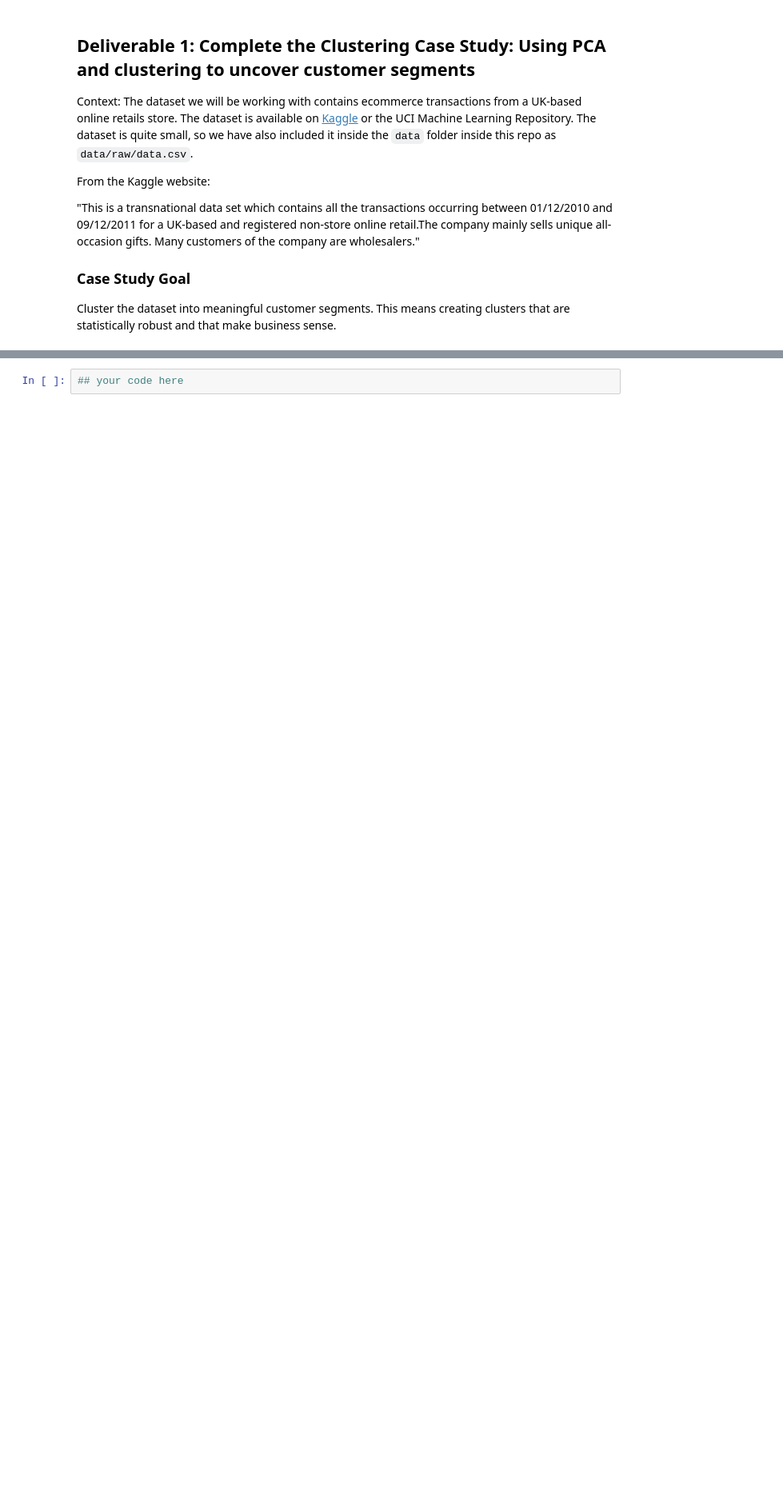
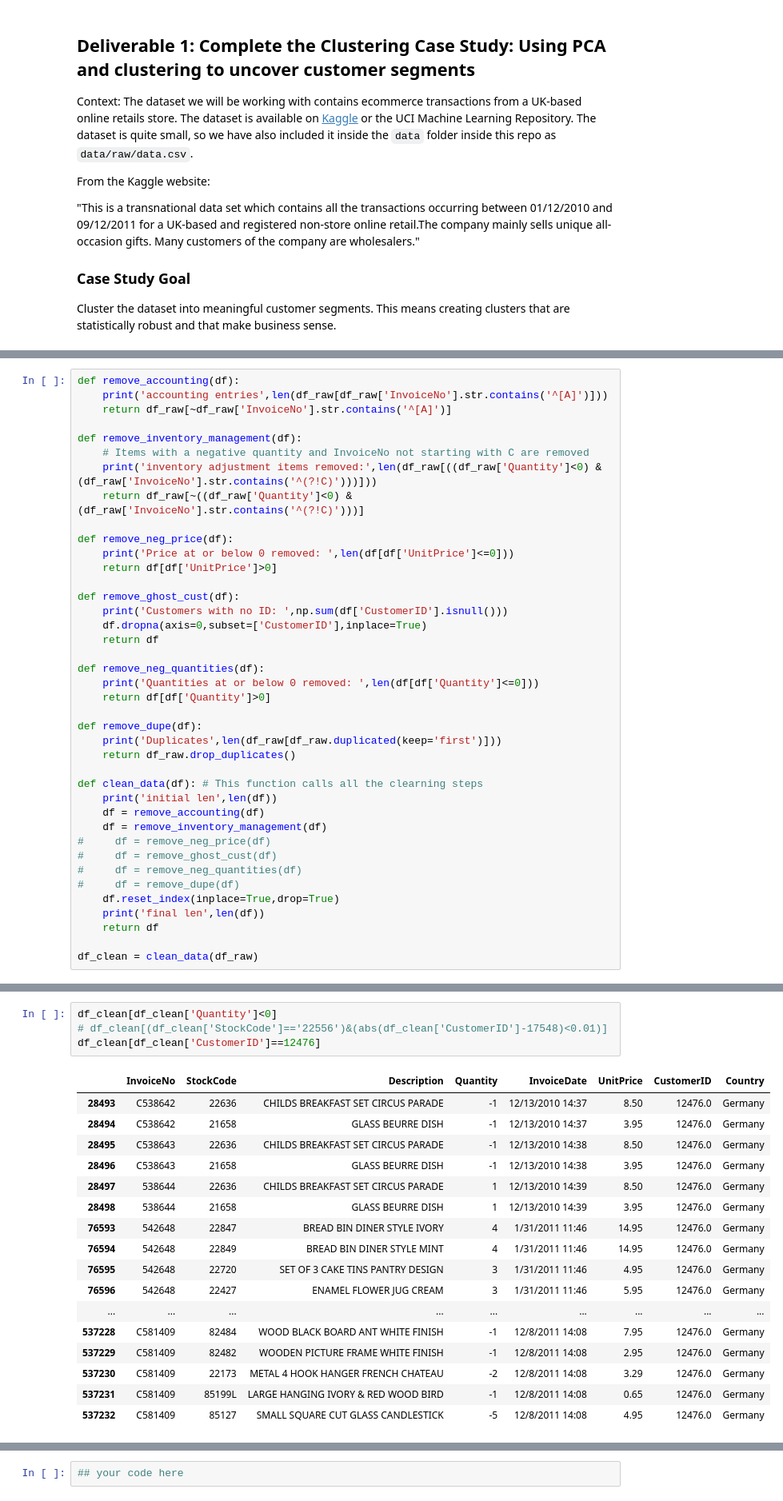
Before and after one commit to nickyeolk/aiap_projects, a Jupyter notebook: aiap-week3/Part 1 Notebook I.ipynb, the cells around one changed output, grey strips where cells are left out. Shown at 80% size. Saved outputs shown, nothing was run; the diff lists cells and outputs as text; blank space fills up the shorter version.

```diff
--- a/aiap-week3/Part 1 Notebook I.ipynb
+++ b/aiap-week3/Part 1 Notebook I.ipynb
@@ -94,0 +89,40 @@ df.sample(10)
+# %%
+def remove_accounting(df):
+    print('accounting entries',len(df_raw[df_raw['InvoiceNo'].str.contains('^[A]')]))
+    return df_raw[~df_raw['InvoiceNo'].str.contains('^[A]')]
+
+def remove_inventory_management(df):
+    # Items with a negative quantity and InvoiceNo not starting with C are removed
+    print('inventory adjustment items removed:',len(df_raw[((df_raw['Quantity']<0) & (df_raw['InvoiceNo'].str.contains('^(?!C)')))]))
+    return df_raw[~((df_raw['Quantity']<0) & (df_raw['InvoiceNo'].str.contains('^(?!C)')))]
+
+def remove_neg_price(df):
+    print('Price at or below 0 removed: ',len(df[df['UnitPrice']<=0]))
+    return df[df['UnitPrice']>0]
+
+def remove_ghost_cust(df):
+    print('Customers with no ID: ',np.sum(df['CustomerID'].isnull()))
+    df.dropna(axis=0,subset=['CustomerID'],inplace=True)
+    return df
+
+def remove_neg_quantities(df):
+    print('Quantities at or below 0 removed: ',len(df[df['Quantity']<=0]))
+    return df[df['Quantity']>0]
+
+def remove_dupe(df):
+    print('Duplicates',len(df_raw[df_raw.duplicated(keep='first')]))
+    return df_raw.drop_duplicates()
+
+def clean_data(df): # This function calls all the clearning steps
+    print('initial len',len(df))
+    df = remove_accounting(df)
+    df = remove_inventory_management(df)
+#     df = remove_neg_price(df)
+#     df = remove_ghost_cust(df)
+#     df = remove_neg_quantities(df)
+#     df = remove_dupe(df)
+    df.reset_index(inplace=True,drop=True)
+    print('final len',len(df))
+    return df
+
+df_clean = clean_data(df_raw)
@@ -94,0 +134,22 @@ df.sample(10)
+# %%
+df_clean[df_clean['Quantity']<0]
+# df_clean[(df_clean['StockCode']=='22556')&(abs(df_clean['CustomerID']-17548)<0.01)]
+df_clean[df_clean['CustomerID']==12476]
+# %% [output]
+|  | InvoiceNo | StockCode | Description | Quantity | InvoiceDate | UnitPrice | CustomerID | Country |
+| 28493 | C538642 | 22636 | CHILDS BREAKFAST SET CIRCUS PARADE | -1 | 12/13/2010 14:37 | 8.50 | 12476.0 | Germany |
+| 28494 | C538642 | 21658 | GLASS BEURRE DISH | -1 | 12/13/2010 14:37 | 3.95 | 12476.0 | Germany |
+| 28495 | C538643 | 22636 | CHILDS BREAKFAST SET CIRCUS PARADE | -1 | 12/13/2010 14:38 | 8.50 | 12476.0 | Germany |
+| 28496 | C538643 | 21658 | GLASS BEURRE DISH | -1 | 12/13/2010 14:38 | 3.95 | 12476.0 | Germany |
+| 28497 | 538644 | 22636 | CHILDS BREAKFAST SET CIRCUS PARADE | 1 | 12/13/2010 14:39 | 8.50 | 12476.0 | Germany |
+| 28498 | 538644 | 21658 | GLASS BEURRE DISH | 1 | 12/13/2010 14:39 | 3.95 | 12476.0 | Germany |
+| 76593 | 542648 | 22847 | BREAD BIN DINER STYLE IVORY | 4 | 1/31/2011 11:46 | 14.95 | 12476.0 | Germany |
+| 76594 | 542648 | 22849 | BREAD BIN DINER STYLE MINT | 4 | 1/31/2011 11:46 | 14.95 | 12476.0 | Germany |
+| 76595 | 542648 | 22720 | SET OF 3 CAKE TINS PANTRY DESIGN | 3 | 1/31/2011 11:46 | 4.95 | 12476.0 | Germany |
+| 76596 | 542648 | 22427 | ENAMEL FLOWER JUG CREAM | 3 | 1/31/2011 11:46 | 5.95 | 12476.0 | Germany |
+| ... | ... | ... | ... | ... | ... | ... | ... | ... |
+| 537228 | C581409 | 82484 | WOOD BLACK BOARD ANT WHITE FINISH | -1 | 12/8/2011 14:08 | 7.95 | 12476.0 | Germany |
+| 537229 | C581409 | 82482 | WOODEN PICTURE FRAME WHITE FINISH | -1 | 12/8/2011 14:08 | 2.95 | 12476.0 | Germany |
+| 537230 | C581409 | 22173 | METAL 4 HOOK HANGER FRENCH CHATEAU | -2 | 12/8/2011 14:08 | 3.29 | 12476.0 | Germany |
+| 537231 | C581409 | 85199L | LARGE HANGING IVORY & RED WOOD BIRD | -1 | 12/8/2011 14:08 | 0.65 | 12476.0 | Germany |
+| 537232 | C581409 | 85127 | SMALL SQUARE CUT GLASS CANDLESTICK | -5 | 12/8/2011 14:08 | 4.95 | 12476.0 | Germany |
```
Also changed, not shown: parts of 8 cells of this notebook.
